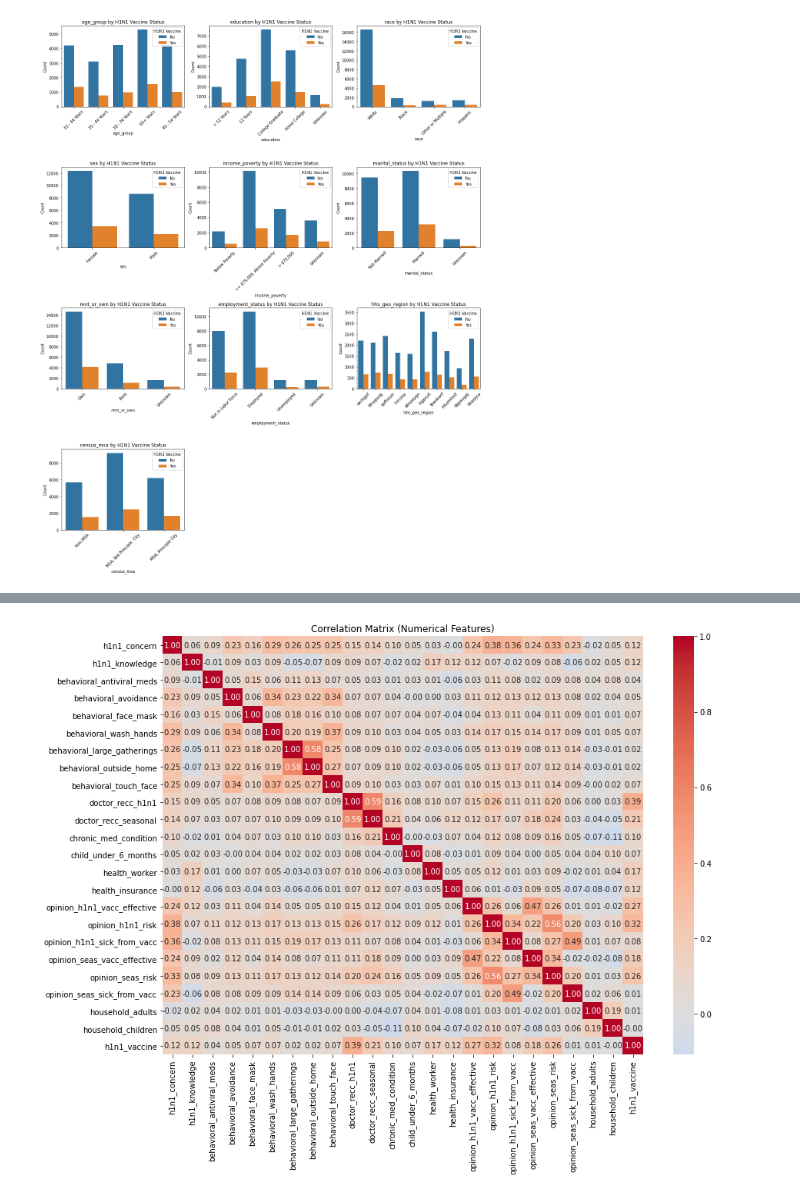
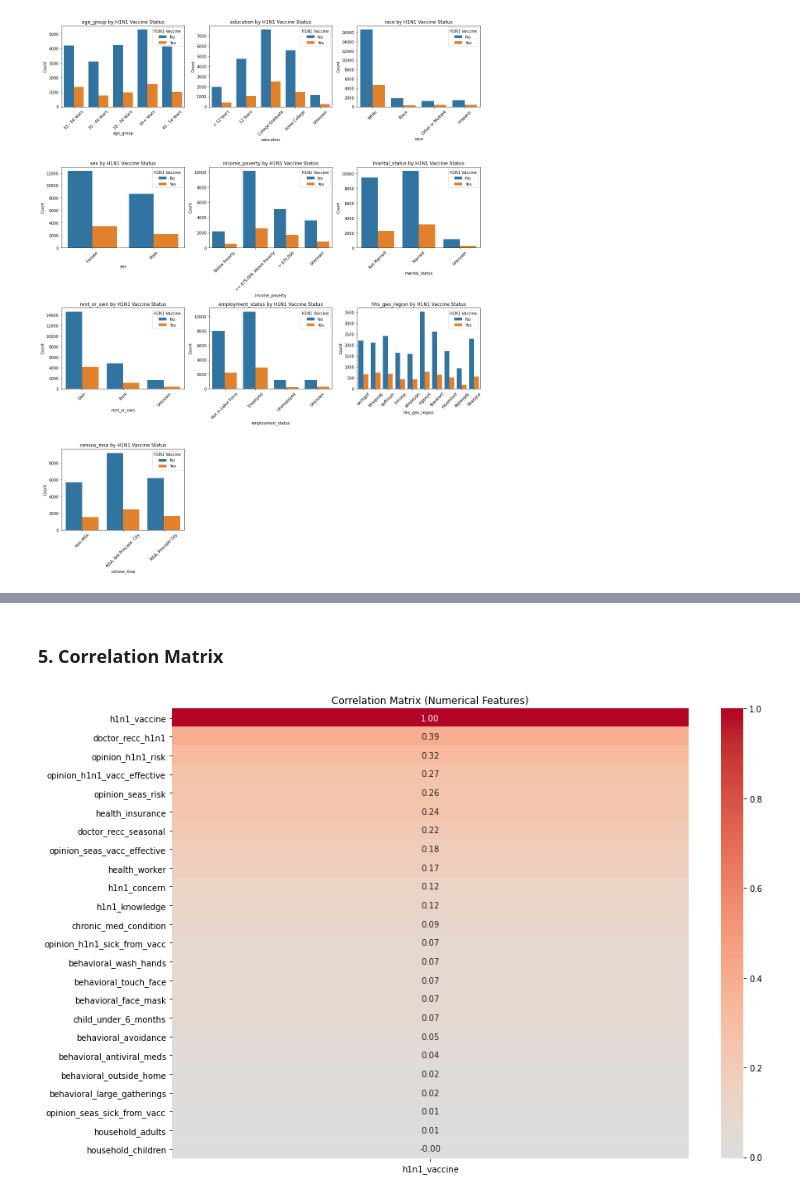
Before and after one commit to Julie-t/H1N1-and-Seasonal-Flu-Vaccines-Classification-model, a Jupyter notebook: project.ipynb, the cells around one changed output, grey strips where cells are left out. Saved outputs shown, nothing was run; the diff lists cells and outputs as text; code cells hidden in the pictures.

```diff
--- a/project.ipynb
+++ b/project.ipynb
@@ -305,14 +375,16 @@ plt.show()
+# %% [markdown]
+### 5. Correlation Matrix
 # %%
 # Select only numerical features (exclude IDs and seasonal vaccine for now)
 numeric_features = merged_df.select_dtypes(include=['float64', 'int64']).drop(columns=['respondent_id', 'seasonal_vaccine'])
 
 # Compute correlation matrix
-corr_matrix = numeric_features.corr()
+corr_matrix = numeric_features.corr()['h1n1_vaccine'].sort_values(ascending=False).to_frame()
 
 # Plot heatmap
 plt.figure(figsize=(14, 10))
 sns.heatmap(corr_matrix, annot=True, fmt=".2f", cmap='coolwarm', center=0)
 plt.title('Correlation Matrix (Numerical Features)')
 plt.show()
 # %% [output]
-[figure, old version]
+[figure, new version]
```
Also changed, not shown: parts of 11 cells of this notebook.
